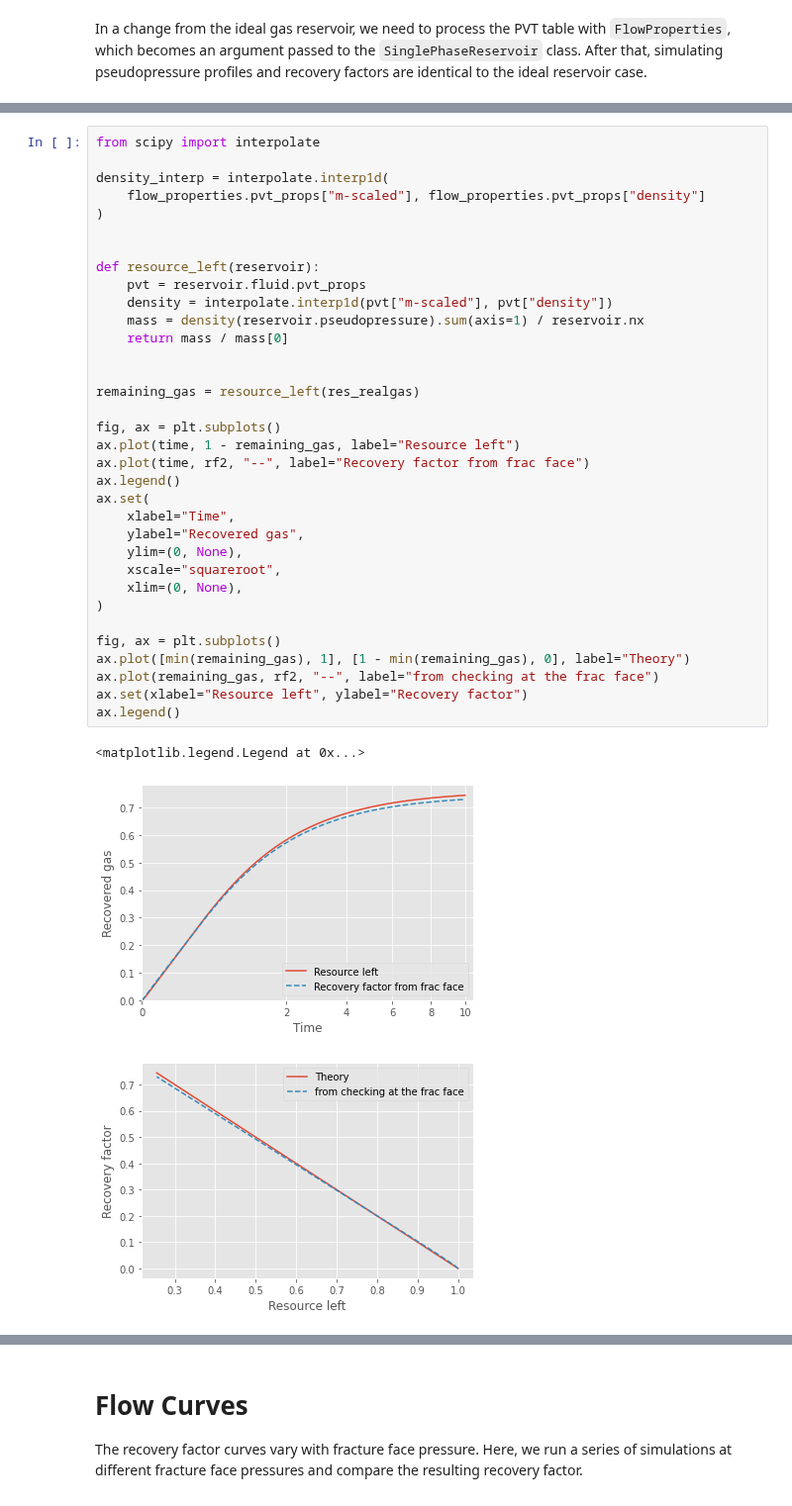
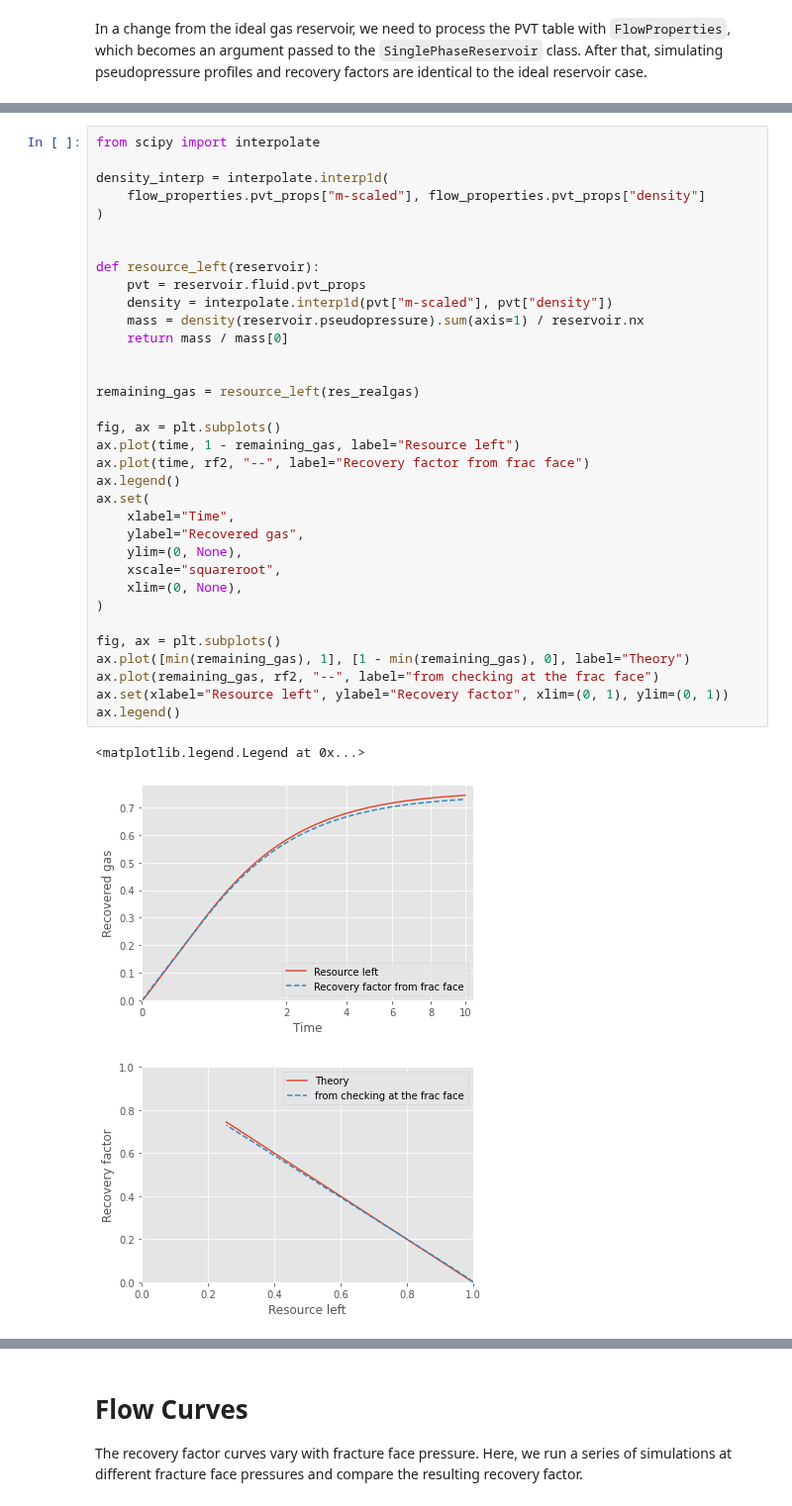
Before and after one commit to frank1010111/bluebonnet, a Jupyter notebook: docs/flow.ipynb, the cells around one changed output, grey strips where cells are left out. Shown at 99% size. Cells and saved outputs as stored; diff of their text form.

Commit message:
updated graphs

```diff
--- a/docs/flow.ipynb
+++ b/docs/flow.ipynb
@@ -132,35 +117,35 @@ density_interp = interpolate.interp1d(
 
 
 def resource_left(reservoir):
     pvt = reservoir.fluid.pvt_props
     density = interpolate.interp1d(pvt["m-scaled"], pvt["density"])
     mass = density(reservoir.pseudopressure).sum(axis=1) / reservoir.nx
     return mass / mass[0]
 
 
 remaining_gas = resource_left(res_realgas)
 
 fig, ax = plt.subplots()
 ax.plot(time, 1 - remaining_gas, label="Resource left")
 ax.plot(time, rf2, "--", label="Recovery factor from frac face")
 ax.legend()
 ax.set(
     xlabel="Time",
     ylabel="Recovered gas",
     ylim=(0, None),
     xscale="squareroot",
     xlim=(0, None),
 )
 
 fig, ax = plt.subplots()
 ax.plot([min(remaining_gas), 1], [1 - min(remaining_gas), 0], label="Theory")
 ax.plot(remaining_gas, rf2, "--", label="from checking at the frac face")
-ax.set(xlabel="Resource left", ylabel="Recovery factor")
+ax.set(xlabel="Resource left", ylabel="Recovery factor", xlim=(0, 1), ylim=(0, 1))
 ax.legend()
 # %% [output]
 <matplotlib.legend.Legend at 0x...>
 [figure]
-[figure, old version]
+[figure, new version]
 # %%
 ax = plot_pseudopressure(res_realgas)
 
```
Also changed, not shown: parts of 9 cells of this notebook, 1 other file.
